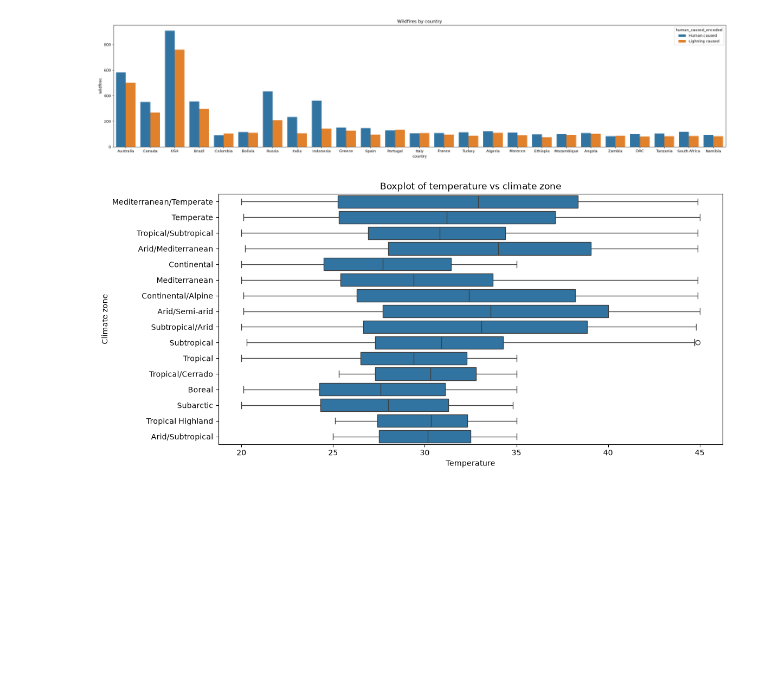
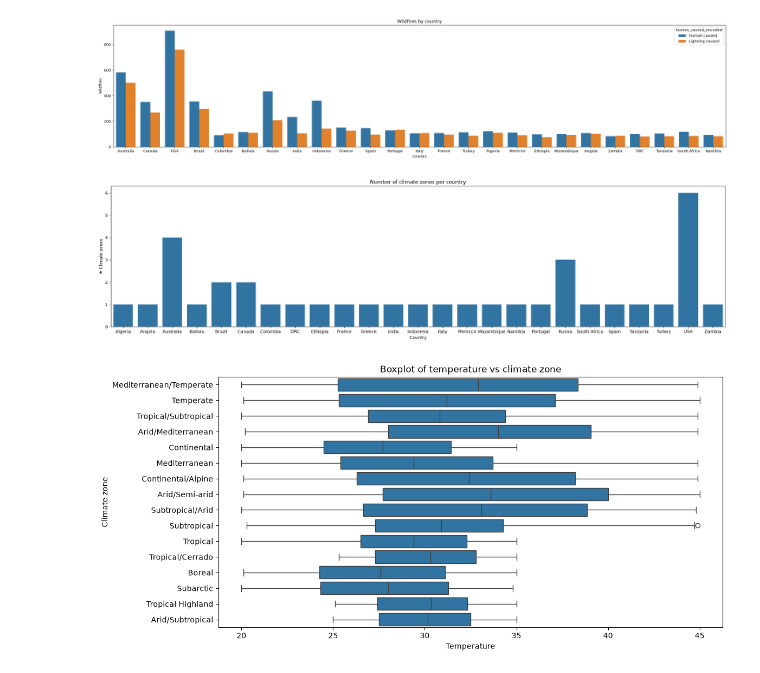
Before and after one commit to EdKinge/Wildfire-ML-Project, a Jupyter notebook: wildfire.ipynb, the cells around one changed output. Saved outputs shown, nothing was run; the diff lists cells and outputs as text; code cells hidden in the pictures; blank space fills up the shorter version.

Commit message:
Climate zones per country plot

```diff
--- a/wildfire.ipynb
+++ b/wildfire.ipynb
@@ -124,6 +124,23 @@ with plt.style.context('default'):
 plt.show()
 # %% [output]
 [figure]
+# %%
+unique_countries = df['country'].unique
+
+country_climate_zones = df.groupby('country')['climate_zone'].nunique()
+
+# num_of_climate_zones = country_climate_zones.
+# print(num_of_climate_zones)
+
+with plt.style.context('default'):
+    fig, ax = plt.subplots(figsize=(26,6))
+
+    sns.barplot(x=country_climate_zones.index, y=country_climate_zones.values)
+
+    ax.set(xlabel="Country", ylabel="# Climate zones", title="Number of climate zones per country")
+plt.show()
+# %% [output]
+[figure, added]
 # %%
 climate_zones = df['climate_zone'].unique()
 
```
Also changed, not shown: parts of 1 cell of this notebook.
